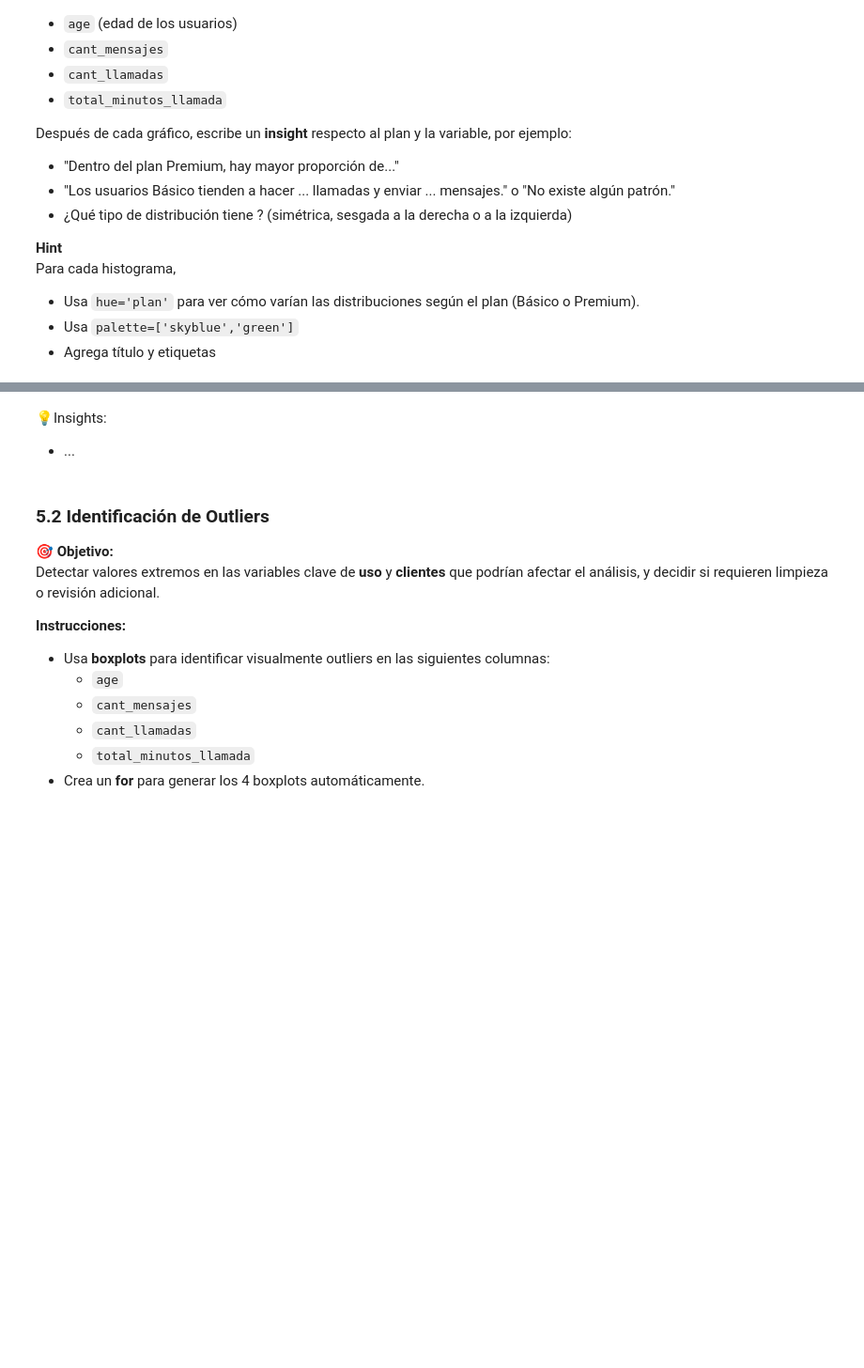
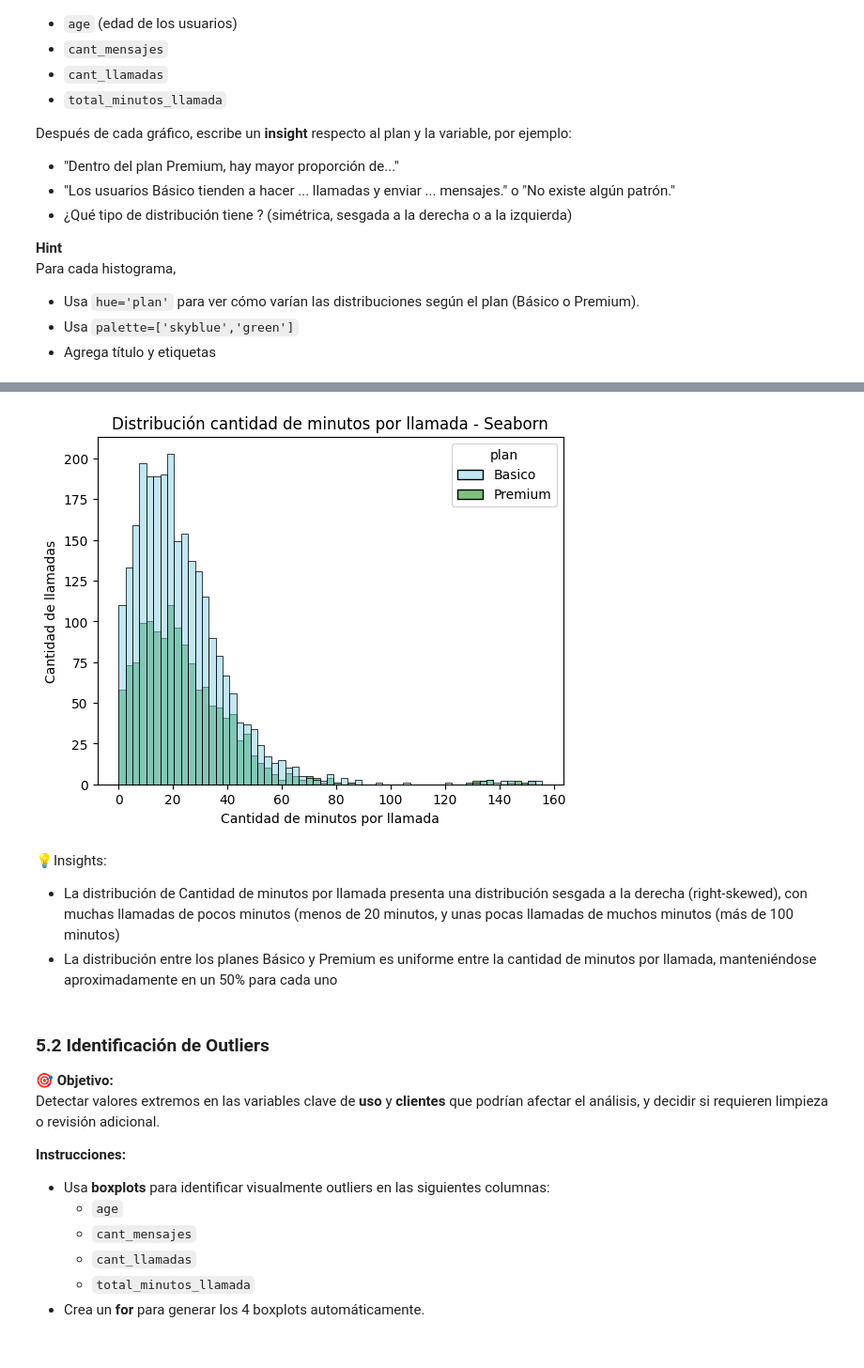
Before and after one commit to franciscoescobarda/analysis-connectatel, a Jupyter notebook: S7 Version-Estudiante-Project-ConnectaTel.ipynb, the cells around one changed output, grey strips where cells are left out. Shown at 94% size. Drawn from its saved outputs; the diff is of its cells as text; code cells hidden in the pictures; blank space fills up the shorter version.

```diff
--- a/S7 Version-Estudiante-Project-ConnectaTel.ipynb
+++ b/S7 Version-Estudiante-Project-ConnectaTel.ipynb
@@ -512,8 +621,16 @@ plt.show()
 # %%
 # Histograma para visualizar la cant_minutos_llamada
+sns.histplot(data=user_profile, x='cant_minutos_llamada', hue='plan',palette=['skyblue','green'])
+plt.title('Distribución cantidad de minutos por llamada - Seaborn')
+plt.xlabel('Cantidad de minutos por llamada')
+plt.ylabel('Cantidad de llamadas')
+plt.show()
+# %% [output]
+[figure, added]
 # %% [markdown]
 💡Insights:
-- ...
+- La distribución de Cantidad de minutos por llamada presenta una distribución sesgada a la derecha (right-skewed), con muchas llamadas de pocos minutos (menos de 20 minutos, y unas pocas llamadas de muchos minutos (más de 100 minutos)
+- La distribución entre los planes Básico y Premium es uniforme entre la cantidad de minutos por llamada, manteniéndose aproximadamente en un 50% para cada uno
 # %% [markdown]
 ### 5.2 Identificación de Outliers
 
```
Also changed, not shown: parts of 27 cells of this notebook.
